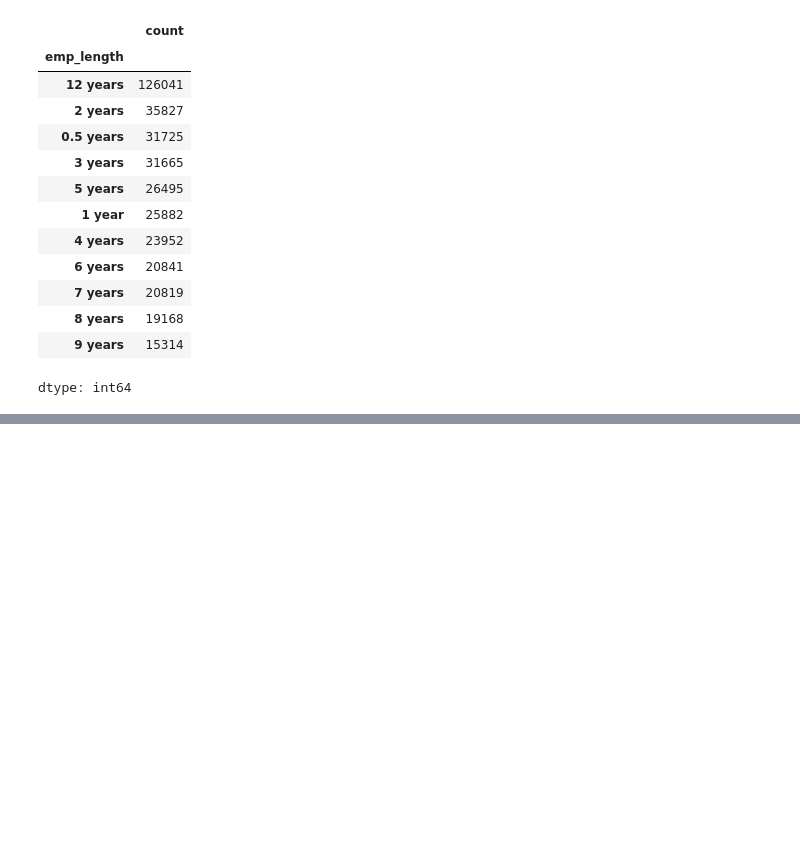
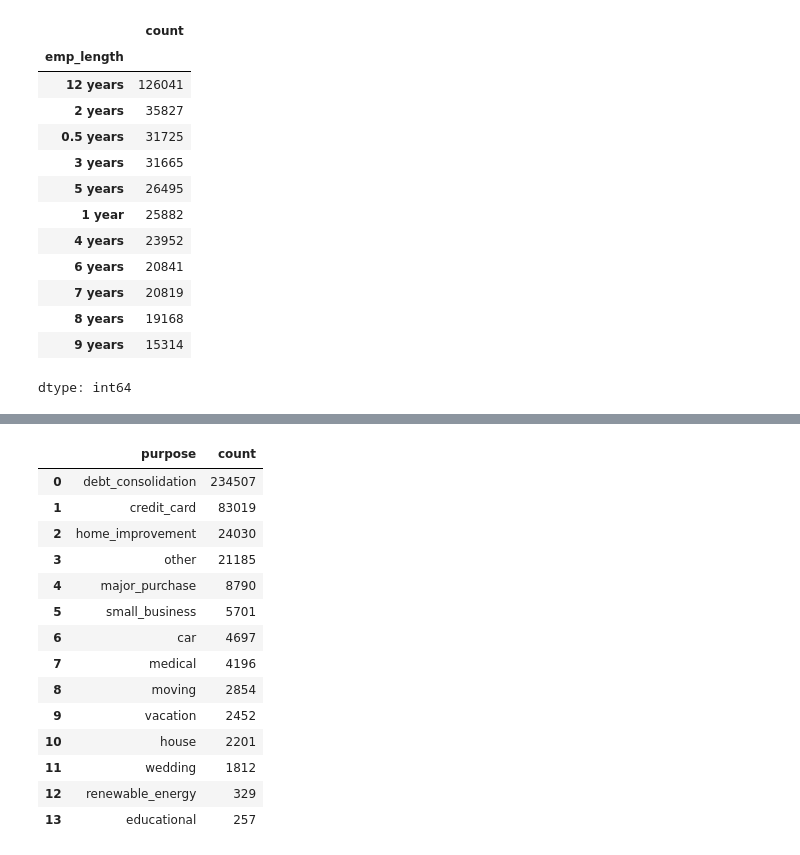
Before and after one commit to akshaykumar2972/Banking-Data-Analysis, a Jupyter notebook: Banking_Data_Analysis.ipynb, the cells around one changed output, grey strips where cells are left out. Saved outputs shown, nothing was run; the diff lists cells and outputs as text; code cells hidden in the pictures; blank space fills up the shorter version.

```diff
--- a/Banking_Data_Analysis.ipynb
+++ b/Banking_Data_Analysis.ipynb
@@ -74,0 +92,18 @@ df.iloc[:,11:20].head()
+# %%
+df['purpose'].value_counts().reset_index()
+# %% [output]
+|  | purpose | count |
+| 0 | debt_consolidation | 234507 |
+| 1 | credit_card | 83019 |
+| 2 | home_improvement | 24030 |
+| 3 | other | 21185 |
+| 4 | major_purchase | 8790 |
+| 5 | small_business | 5701 |
+| 6 | car | 4697 |
+| 7 | medical | 4196 |
+| 8 | moving | 2854 |
+| 9 | vacation | 2452 |
+| 10 | house | 2201 |
+| 11 | wedding | 1812 |
+| 12 | renewable_energy | 329 |
+| 13 | educational | 257 |
```
Also changed, not shown: parts of 10 cells of this notebook.
